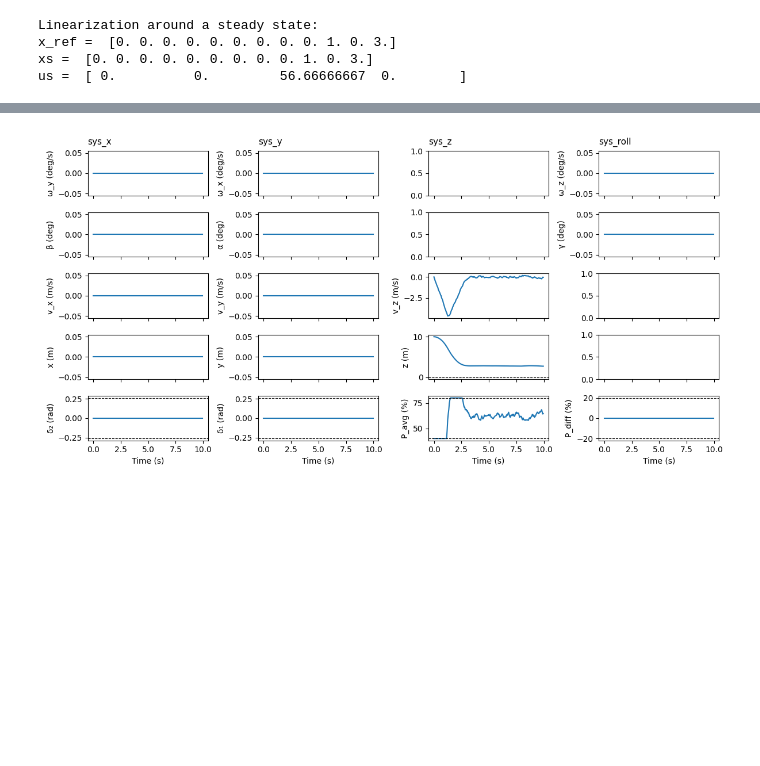
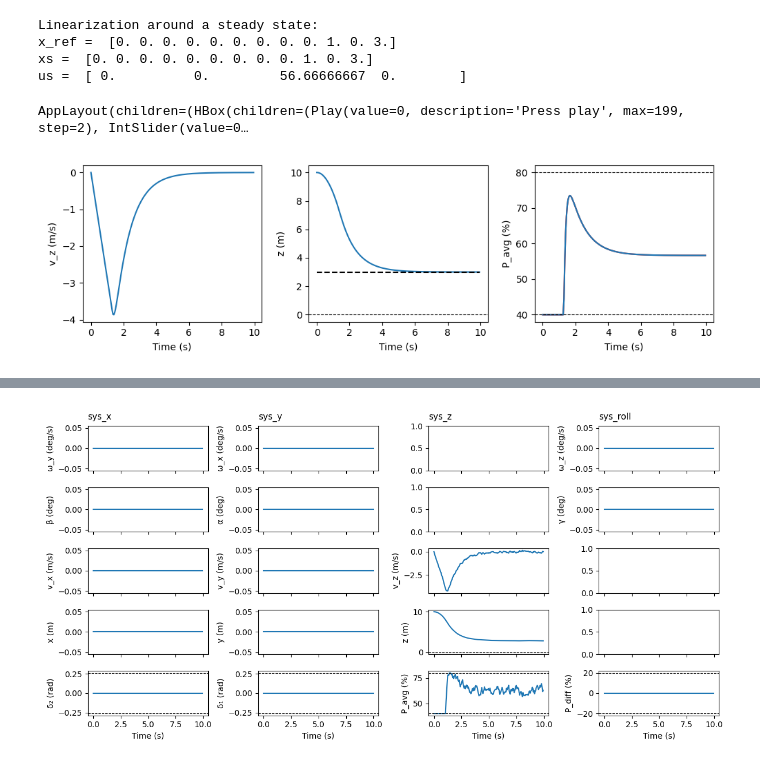
Before and after one commit to eglantinedurand/MPC_project, a Jupyter notebook: project/Deliverable_6_1&2/Deliverable_6_1.ipynb, the cells around one changed output, grey strips where cells are left out. Cells and saved outputs as stored; diff of their text form; code cells hidden in the pictures; blank space fills up the shorter version.

```diff
--- a/project/Deliverable_6_1&2/Deliverable_6_1.ipynb
+++ b/project/Deliverable_6_1&2/Deliverable_6_1.ipynb
@@ -56,6 +56,13 @@ Linearization around a steady state:
 x_ref =  [0. 0. 0. 0. 0. 0. 0. 0. 0. 1. 0. 3.]
 xs =  [0. 0. 0. 0. 0. 0. 0. 0. 0. 1. 0. 3.]
 us =  [ 0.          0.         56.66666667  0.        ]
+# %%
+t_cl, x_cl, u_cl = rocket.simulate_subsystem(mpc, sim_time, x0, w_type='no_noise')
+vis.animate(t_cl[:-1], x_cl[:,:-1], u_cl)
+plot_static_states_inputs(t_cl[:-1], x_cl[:,:-1], u_cl, xs, 'sys_z')
+# %% [output]
+AppLayout(children=(HBox(children=(Play(value=0, description='Press play', max=199, step=2), IntSlider(value=0…
+[figure, added]
 # %%
 t_cl, x_cl, u_cl = rocket.simulate_subsystem(mpc, sim_time, x0, w_type='random')
 vis.animate(t_cl[:-1], x_cl[:,:-1], u_cl)
```
Also changed, not shown: parts of 6 cells of this notebook, 1 other file.
